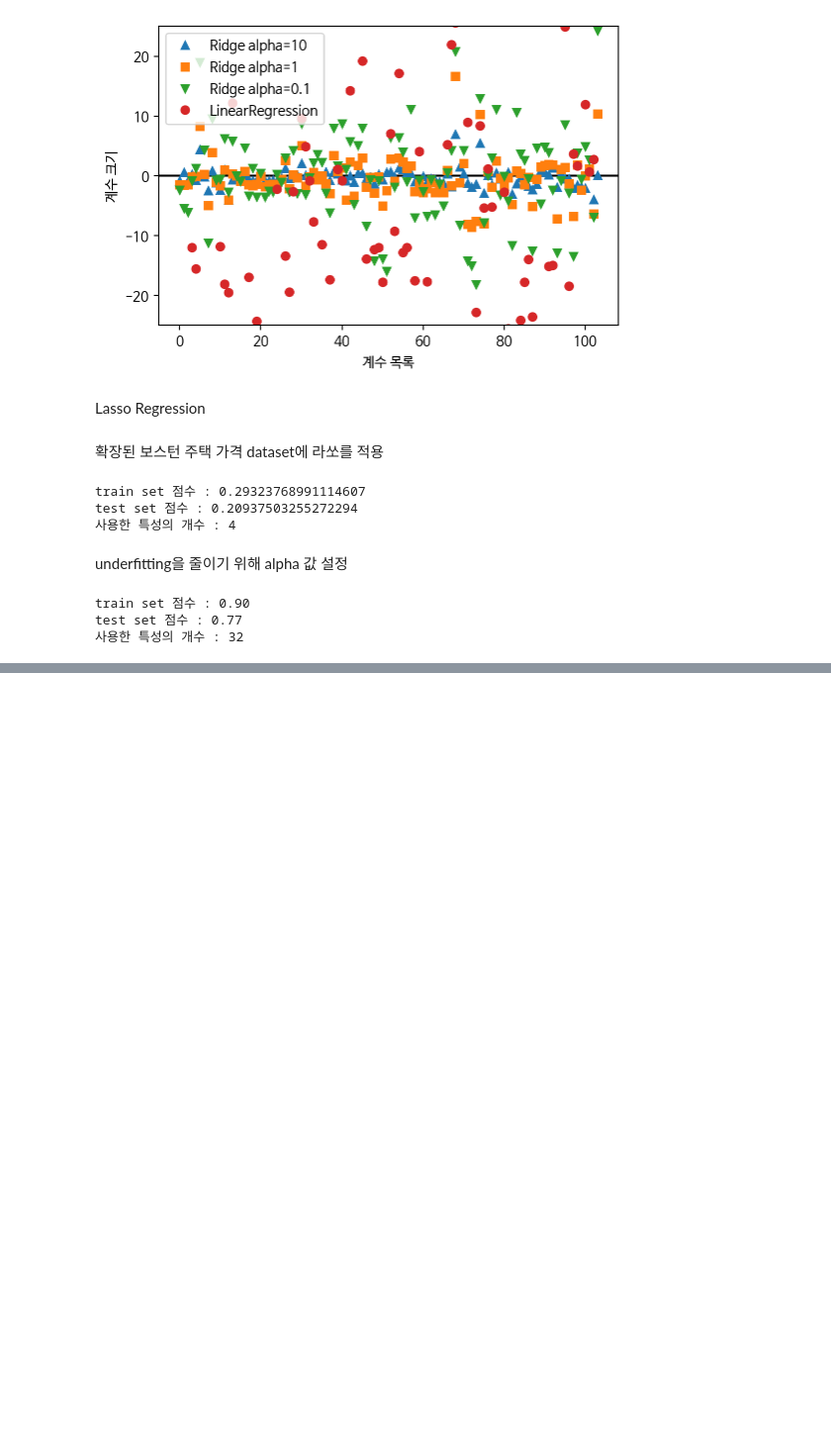
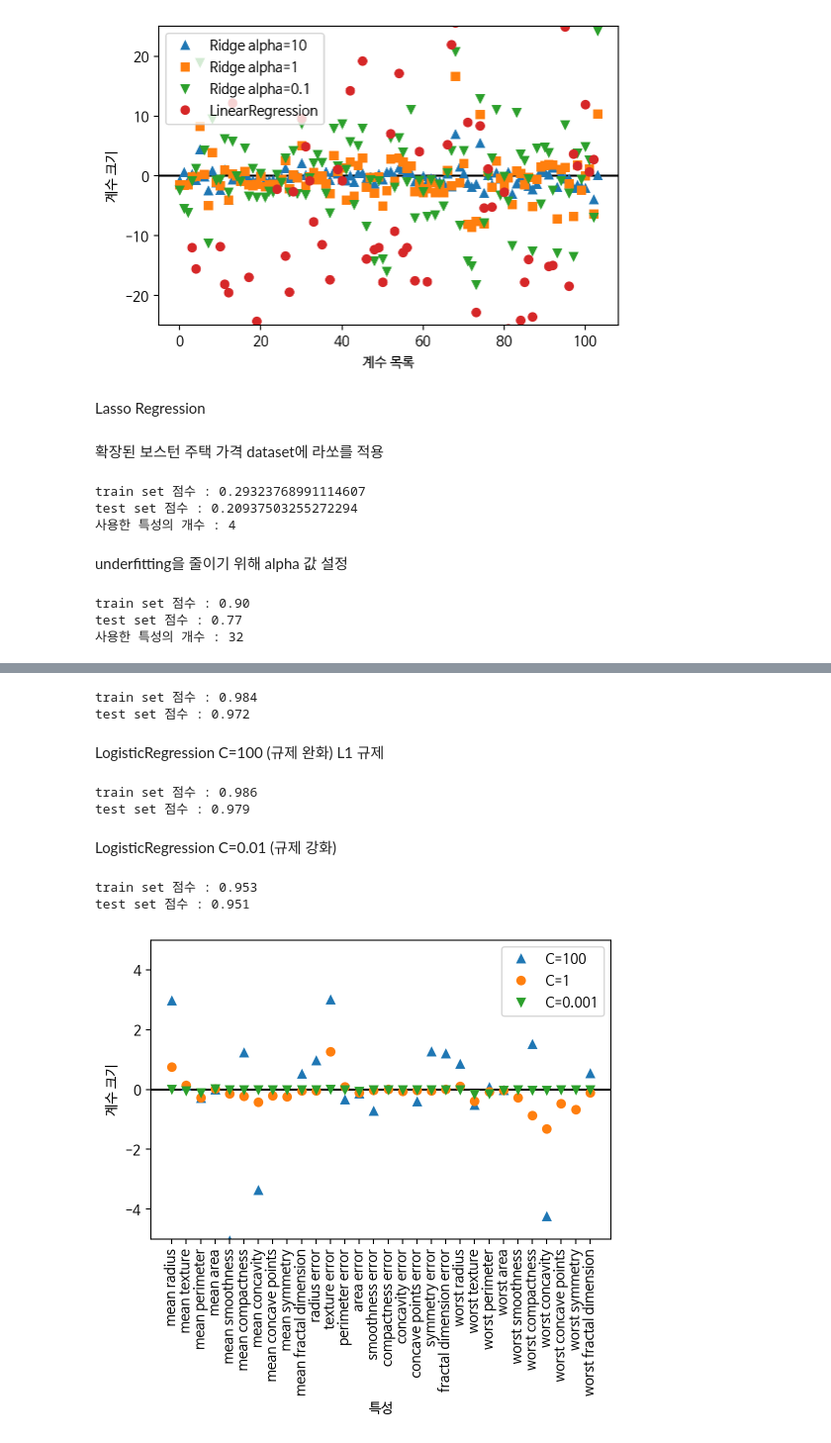
Before and after one commit to Chromis07/dataStudy, a Jupyter notebook: ML/지도학습(supervised_learning)_분류와_회귀(2).ipynb, the cells around one changed output, grey strips where cells are left out. Shown at 99% size. Drawn from its saved outputs; the diff is of its cells as text; code cells hidden in the pictures; blank space fills up the shorter version.

```diff
--- a/ML/지도학습(supervised_learning)_분류와_회귀(2).ipynb
+++ b/ML/지도학습(supervised_learning)_분류와_회귀(2).ipynb
@@ -479,0 +518,7 @@ test set 점수 : 0.77
+# %%
+from sklearn.datasets import load_breast_cancer
+from sklearn.model_selection import train_test_split
+
+# wave 데이터셋을 train set 과 test set으로 나눔 (default - test size =0.25)
+X_train, X_test, y_train, y_test = train_test_split(cancer.data, cancer.target,
+                                                    stratify=cancer.target, random_state=42)
@@ -479,0 +539,43 @@ test set 점수 : 0.77
+# %%
+logreg100 = LogisticRegression(C=100, max_iter=5000).fit(X_train, y_train) # 규제 C=100
+
+print(f"train set 점수 : {logreg100.score(X_train, y_train):.3f}")
+print(f"test set 점수 : {logreg100.score(X_test, y_test):.3f}")
+# %% [output]
+train set 점수 : 0.984
+test set 점수 : 0.972
+# %% [markdown]
+LogisticRegression C=100 (규제 완화) L1 규제
+# %%
+lr_l1 = LogisticRegression(solver='liblinear', C=100, penalty="l1", max_iter=1000).fit(X_train, y_train)
+
+print(f"train set 점수 : {lr_l1.score(X_train, y_train):.3f}")
+print(f"test set 점수 : {lr_l1.score(X_test, y_test):.3f}")
+# %% [output]
+train set 점수 : 0.986
+test set 점수 : 0.979
+# %% [markdown]
+LogisticRegression C=0.01 (규제 강화)
+# %%
+logreg001 = LogisticRegression(C=0.01, max_iter=5000).fit(X_train, y_train) # 규제 C=100
+
+print(f"train set 점수 : {logreg001.score(X_train, y_train):.3f}")
+print(f"test set 점수 : {logreg001.score(X_test, y_test):.3f}")
+# %% [output]
+train set 점수 : 0.953
+test set 점수 : 0.951
+# %%
+plt.plot(logreg100.coef_.T, '^', label="C=100")
+plt.plot(logreg.coef_.T, 'o', label="C=1")
+plt.plot(logreg001.coef_.T, 'v', label="C=0.001")
+plt.xticks(range(cancer.data.shape[1]), cancer.feature_names, rotation=90)
+xlims = plt.xlim()
+plt.hlines(0, xlims[0], xlims[1])
+plt.xlim(xlims)
+plt.ylim(-5, 5)
+plt.xlabel("특성")
+plt.ylabel("계수 크기")
+plt.legend()
+plt.show()
+# %% [output]
+[figure, added]
```
Also changed, not shown: parts of 12 cells of this notebook.
